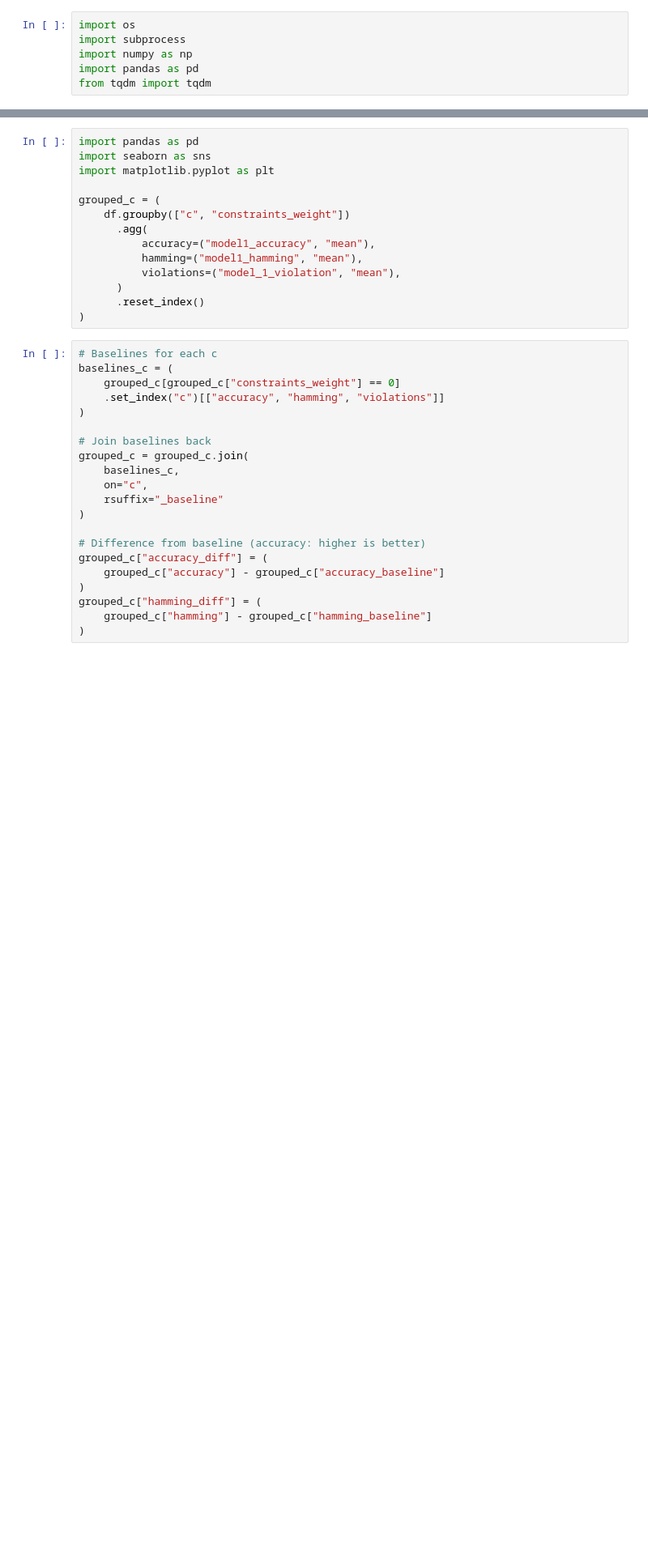
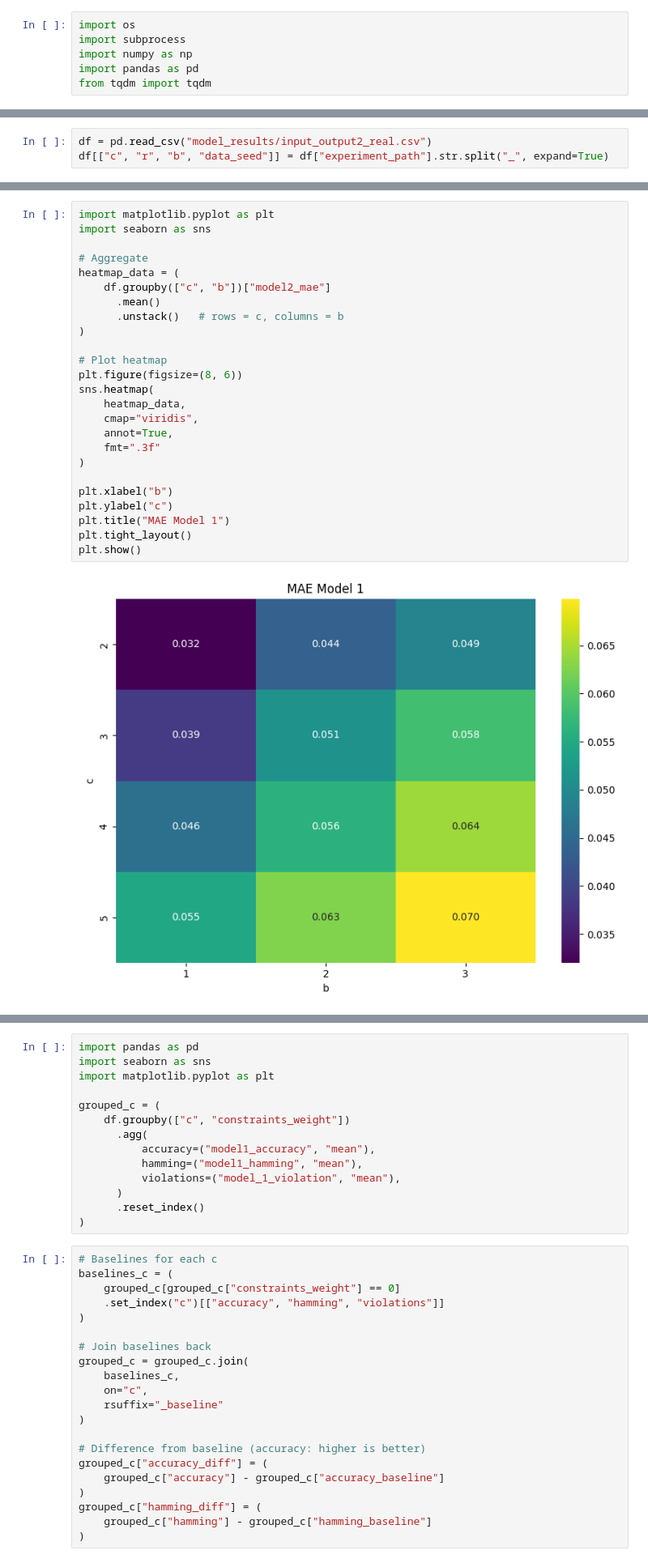
Before and after one commit to mikl123/DRL_DGM, a Jupyter notebook: neuro_symbolic_approaches_test.ipynb, the cells around one changed output, grey strips where cells are left out. Shown at 81% size. Cells and saved outputs as stored; diff of their text form; blank space fills up the shorter version.

```diff
--- a/neuro_symbolic_approaches_test.ipynb
+++ b/neuro_symbolic_approaches_test.ipynb
@@ -431,0 +315,3 @@ plt.show()
+# %%
+df = pd.read_csv("model_results/input_output2_real.csv")
+df[["c", "r", "b", "data_seed"]] = df["experiment_path"].str.split("_", expand=True)
@@ -432,3 +334,30 @@ plt.show()
+# %%
+import matplotlib.pyplot as plt
+import seaborn as sns
+
+# Aggregate
+heatmap_data = (
+    df.groupby(["c", "b"])["model2_mae"]
+      .mean()
+      .unstack()   # rows = c, columns = b
+)
+
+# Plot heatmap
+plt.figure(figsize=(8, 6))
+sns.heatmap(
+    heatmap_data,
+    cmap="viridis",
+    annot=True,
+    fmt=".3f"
+)
+
+plt.xlabel("b")
+plt.ylabel("c")
+plt.title("MAE Model 1")
+plt.tight_layout()
+plt.show()
+# %% [output]
+[figure, added]
 # %%
 grouped = (
     df.groupby(["r", "constraints_weight"])
```
Also changed, not shown: parts of 23 cells of this notebook, 26 other files.
